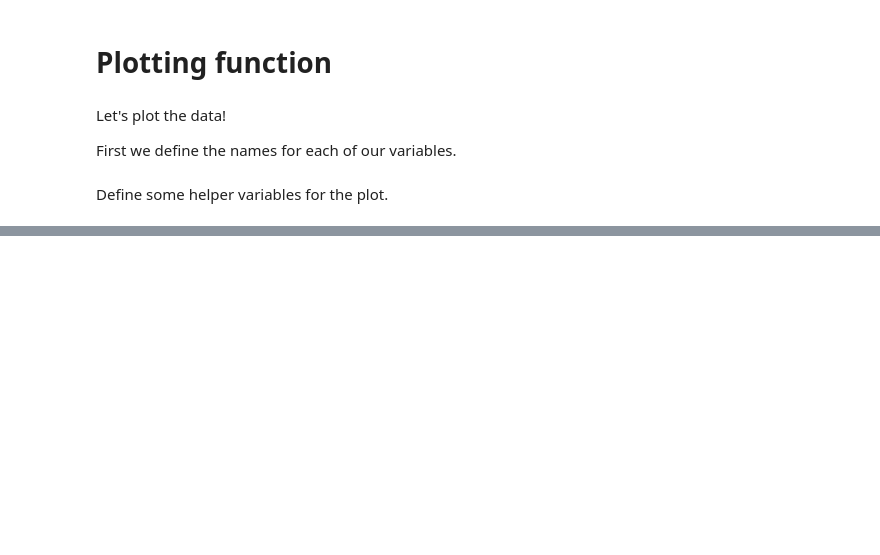
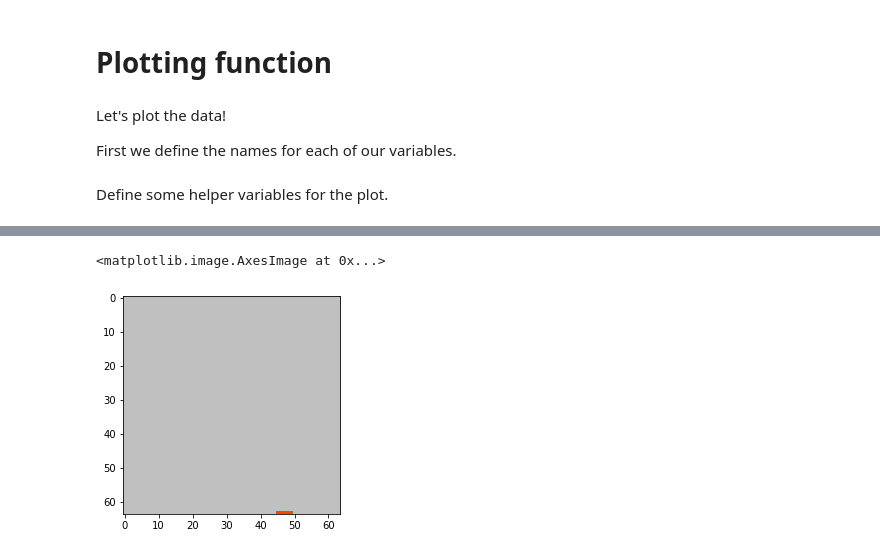
Before and after one commit to KamenShah/Wildfire_Spread_Prediction, a Jupyter notebook: wildfire-personal-copy-everything.ipynb, the cells around one changed output, grey strips where cells are left out. Saved outputs shown, nothing was run; the diff lists cells and outputs as text; code cells hidden in the pictures; blank space fills up the shorter version.

```diff
--- a/wildfire-personal-copy-everything.ipynb
+++ b/wildfire-personal-copy-everything.ipynb
@@ -1102,0 +836,5 @@ display_mask(0)
+# %%
+plt.imshow(preds[20, :, :], cmap=CMAP, norm=NORM)
+# %% [output]
+<matplotlib.image.AxesImage at 0x...>
+[figure, added]
```
Also changed, not shown: parts of 74 cells of this notebook, 1 other file.
